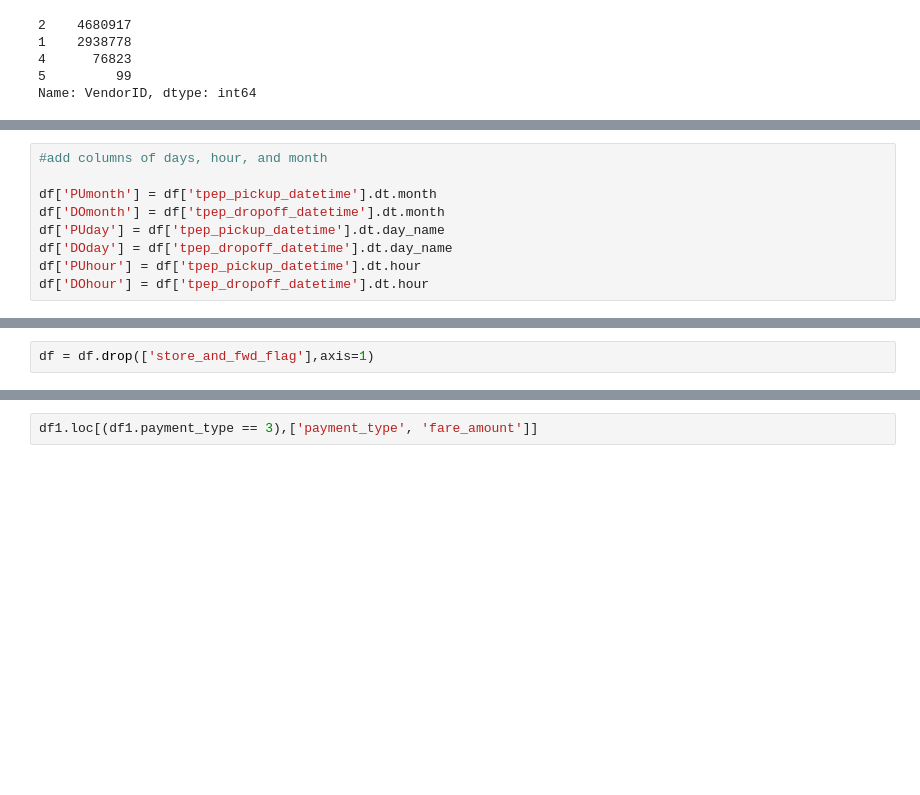
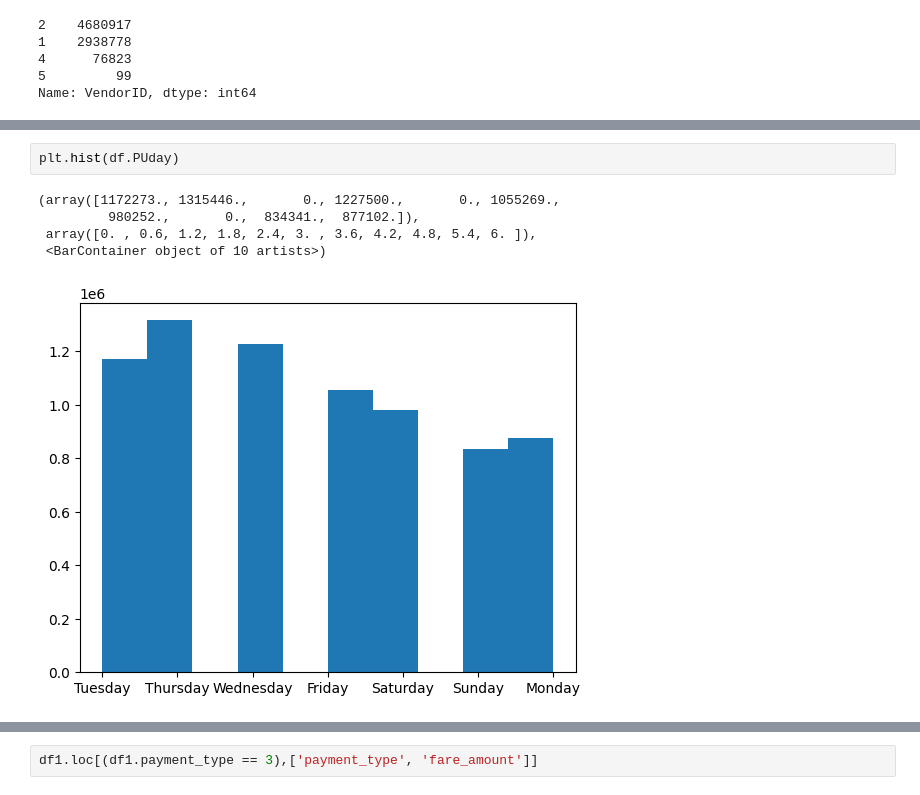
Before and after one commit to satyam-gaikwad/wheres-my-taxi, a Jupyter notebook: initial-development.ipynb, the cells around one changed output, grey strips where cells are left out. Cells and saved outputs as stored; diff of their text form; blank space fills up the shorter version.

```diff
--- a/initial-development.ipynb
+++ b/initial-development.ipynb
@@ -93,9 +252,0 @@ Name: store_and_fwd_flag, dtype: float64
-# %%
-#add columns of days, hour, and month
-
-df['PUmonth'] = df['tpep_pickup_datetime'].dt.month
-df['DOmonth'] = df['tpep_dropoff_datetime'].dt.month
-df['PUday'] = df['tpep_pickup_datetime'].dt.day_name
-df['DOday'] = df['tpep_dropoff_datetime'].dt.day_name
-df['PUhour'] = df['tpep_pickup_datetime'].dt.hour
-df['DOhour'] = df['tpep_dropoff_datetime'].dt.hour
@@ -119,2 +252,0 @@ df.describe()
-# %%
-df = df.drop(['store_and_fwd_flag'],axis=1)
@@ -130,0 +257,8 @@ df1.passenger_count = df1.passenger_count.fillna(1)
+# %%
+plt.hist(df.PUday)
+# %% [output]
+(array([1172273., 1315446.,       0., 1227500.,       0., 1055269.,
+         980252.,       0.,  834341.,  877102.]),
+ array([0. , 0.6, 1.2, 1.8, 2.4, 3. , 3.6, 4.2, 4.8, 5.4, 6. ]),
+ <BarContainer object of 10 artists>)
+[figure, added]
```
Also changed, not shown: parts of 37 cells of this notebook.
